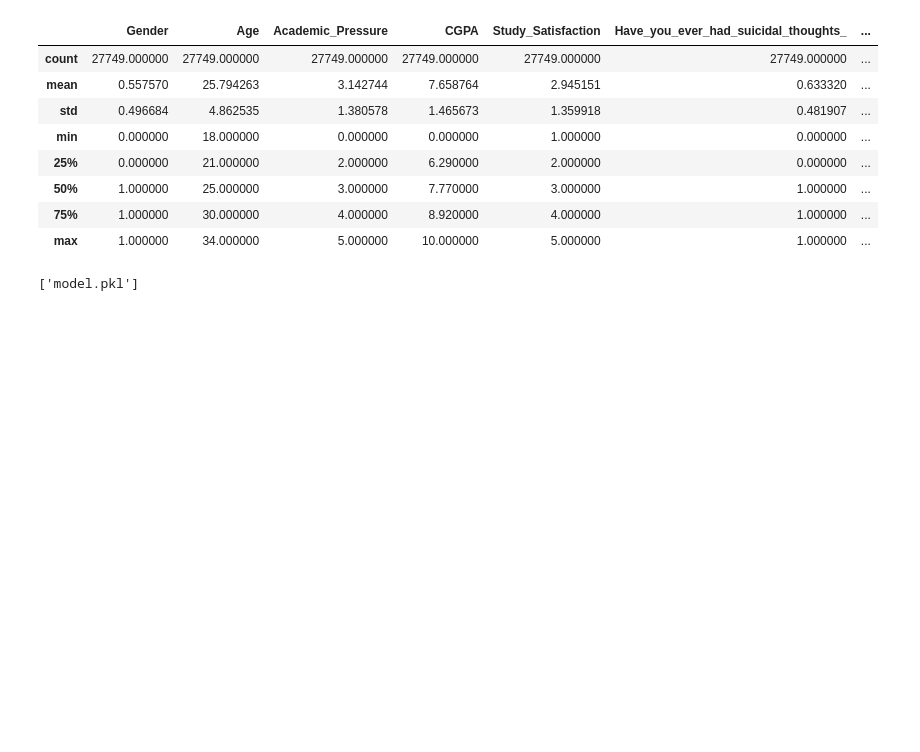
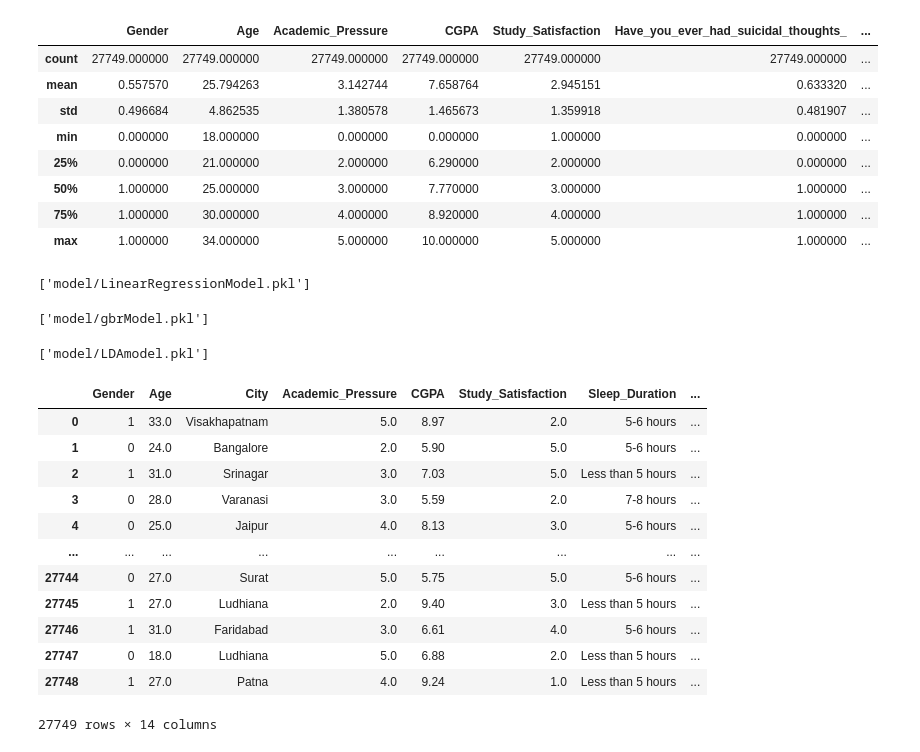
Before and after one commit to aslam0312/machinelearning-, a Jupyter notebook: depression.ipynb, the cells around one changed output. Cells and saved outputs as stored; diff of their text form; code cells hidden in the pictures; blank space fills up the shorter version.

Commit message:
done: data cleaning and model training and deployement
tbd: visuals, update streamlit, maybe do more parameter tuning

```diff
--- a/depression.ipynb
+++ b/depression.ipynb
@@ -581,6 +767,32 @@ df.describe()
 # dumping the model
 import joblib
 # choosing lr as the best model since the accuracy is the highest
-joblib.dump(LR, 'model.pkl')
+joblib.dump(LR, 'model/LinearRegressionModel.pkl')
 # %% [output]
-['model.pkl']
+['model/LinearRegressionModel.pkl']
+# %%
+joblib.dump(gbr,'model/gbrModel.pkl')
+# %% [output]
+['model/gbrModel.pkl']
+# %%
+joblib.dump(LDA,'model/LDAmodel.pkl')
+# %% [output]
+['model/LDAmodel.pkl']
+# %%
+data=pd.read_csv('csv_files/semi_cleaned_depression_file.csv')
+# %%
+data
+# %% [output]
+|  | Gender | Age | City | Academic_Pressure | CGPA | Study_Satisfaction | Sleep_Duration | ... |
+| 0 | 1 | 33.0 | Visakhapatnam | 5.0 | 8.97 | 2.0 | 5-6 hours | ... |
+| 1 | 0 | 24.0 | Bangalore | 2.0 | 5.90 | 5.0 | 5-6 hours | ... |
+| 2 | 1 | 31.0 | Srinagar | 3.0 | 7.03 | 5.0 | Less than 5 hours | ... |
+| 3 | 0 | 28.0 | Varanasi | 3.0 | 5.59 | 2.0 | 7-8 hours | ... |
+| 4 | 0 | 25.0 | Jaipur | 4.0 | 8.13 | 3.0 | 5-6 hours | ... |
+| ... | ... | ... | ... | ... | ... | ... | ... | ... |
+| 27744 | 0 | 27.0 | Surat | 5.0 | 5.75 | 5.0 | 5-6 hours | ... |
+| 27745 | 1 | 27.0 | Ludhiana | 2.0 | 9.40 | 3.0 | Less than 5 hours | ... |
+| 27746 | 1 | 31.0 | Faridabad | 3.0 | 6.61 | 4.0 | 5-6 hours | ... |
+| 27747 | 0 | 18.0 | Ludhiana | 5.0 | 6.88 | 2.0 | Less than 5 hours | ... |
+| 27748 | 1 | 27.0 | Patna | 4.0 | 9.24 | 1.0 | Less than 5 hours | ... |
+27749 rows × 14 columns
```
Also changed, not shown: parts of 48 cells of this notebook, 12 other files.
